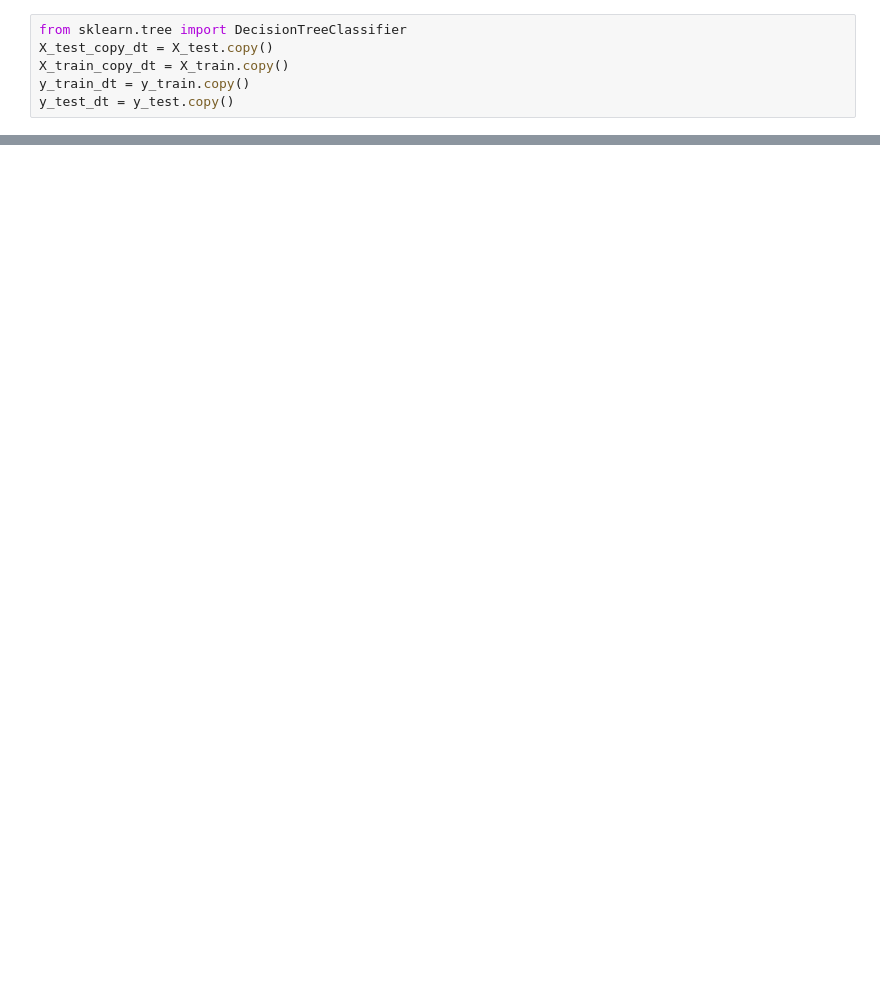
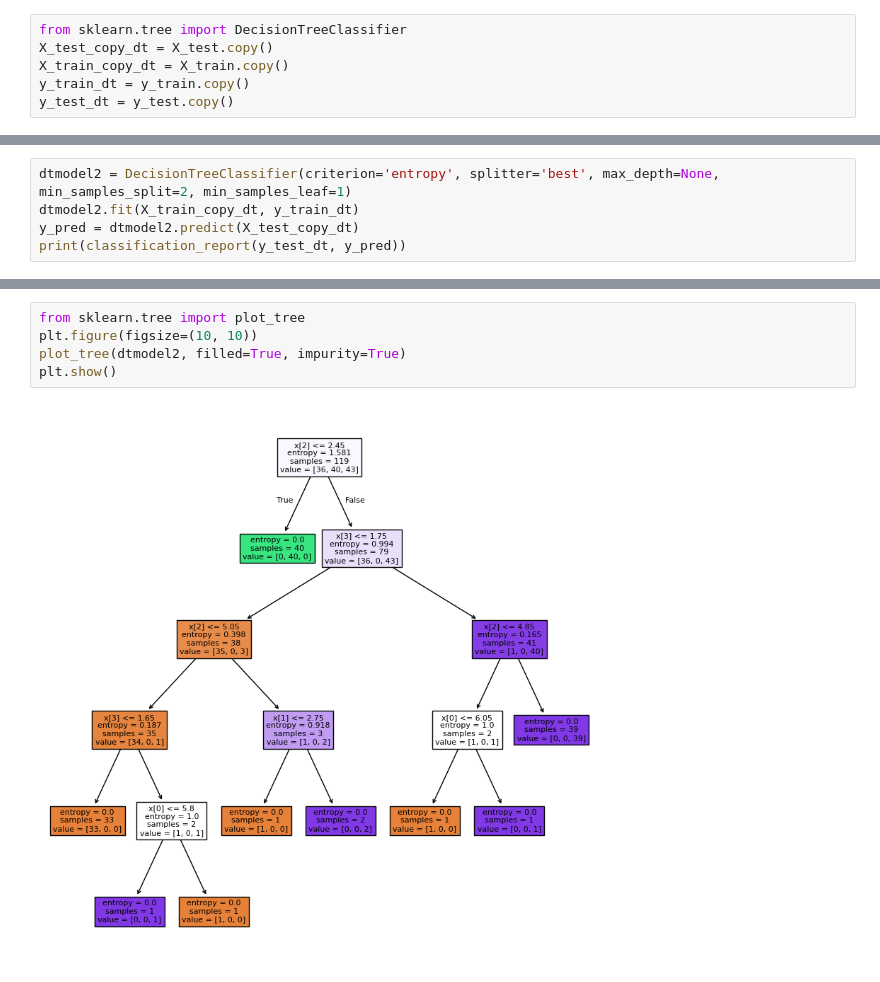
Before and after one commit to alpha597/ML_LAB_ASSIGNMENTS, a Jupyter notebook: ML_lab_Iris.ipynb, the cells around one changed output, grey strips where cells are left out. Drawn from its saved outputs; the diff is of its cells as text; blank space fills up the shorter version.

```diff
--- a/ML_lab_Iris.ipynb
+++ b/ML_lab_Iris.ipynb
@@ -185,0 +186,5 @@ plt.show()
+# %%
+dtmodel2 = DecisionTreeClassifier(criterion='entropy', splitter='best', max_depth=None, min_samples_split=2, min_samples_leaf=1)
+dtmodel2.fit(X_train_copy_dt, y_train_dt)
+y_pred = dtmodel2.predict(X_test_copy_dt)
+print(classification_report(y_test_dt, y_pred))
@@ -185,0 +201,7 @@ plt.show()
+# %%
+from sklearn.tree import plot_tree
+plt.figure(figsize=(10, 10))
+plot_tree(dtmodel2, filled=True, impurity=True)
+plt.show()
+# %% [output]
+[figure, added]
```
Also changed, not shown: parts of 10 cells of this notebook.
